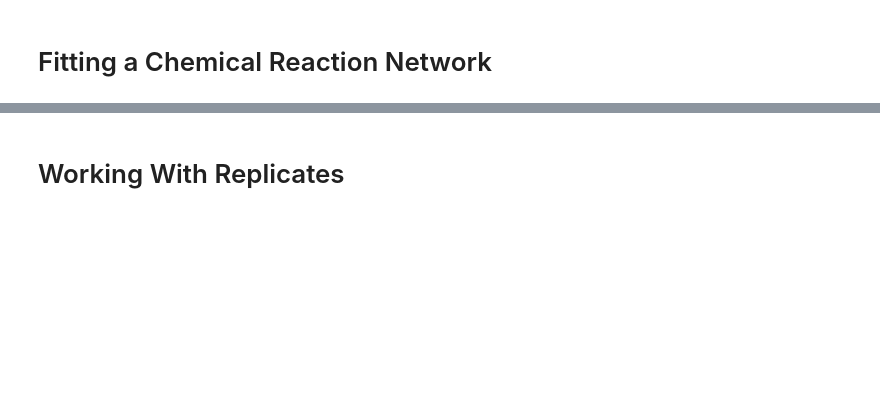
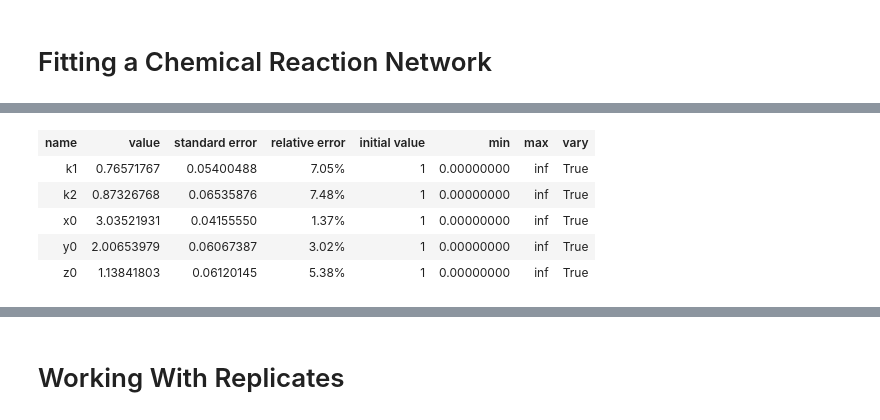
Before and after one commit to klavins/ECE424, a Jupyter notebook: lectures/fitting.ipynb, the cells around one changed output, grey strips where cells are left out. Drawn from its saved outputs; the diff is of its cells as text; code cells hidden in the pictures; blank space fills up the shorter version.

```diff
--- a/lectures/fitting.ipynb
+++ b/lectures/fitting.ipynb
@@ -192,29 +219,36 @@ plt.scatter(tdata,xdata[:,2]);
 # %%
 # define a residual fit the data
 
 from lmfit import minimize, Parameters
 
 def residual(pars,t,x):
     params = pars.valuesdict()
     f = ODEs(dyn.subs(k1,params["k1"]).subs(k2,params["k2"]),species)
     v0 = [params["x0"],params["y0"],params["z0"]]
     sol = spi.odeint(f,v0,t)
     # make a list of errors for all species and all time points
     errs  = [ a - b for a,b in zip(sol[:,0],x[:,0]) ] # X
     errs += [ a - b for a,b in zip(sol[:,1],x[:,1]) ] # Y
-    errs += [ a - b for a,b in zip(sol[:,1],x[:,1]) ] # Z
+    errs += [ a - b for a,b in zip(sol[:,2],x[:,2]) ] # Z
     return errs
 
 params = Parameters()
 params.add('k1', value=1, min=0.0)
 params.add('k2', value=1, min=0.0)
 params.add('x0', value=1, min=0.0)
 params.add('y0', value=1, min=0.0)
 params.add('z0', value=1, min=0.0)
 
 result = minimize(residual,params,args=(tdata,xdata))
 
 result.params
+# %% [output]
+| name | value | standard error | relative error | initial value | min | max | vary |
+| k1 | 0.76571767 | 0.05400488 | 7.05% | 1 | 0.00000000 | inf | True |
+| k2 | 0.87326768 | 0.06535876 | 7.48% | 1 | 0.00000000 | inf | True |
+| x0 | 3.03521931 | 0.04155550 | 1.37% | 1 | 0.00000000 | inf | True |
+| y0 | 2.00653979 | 0.06067387 | 3.02% | 1 | 0.00000000 | inf | True |
+| z0 | 1.13841803 | 0.06120145 | 5.38% | 1 | 0.00000000 | inf | True |
 # %%
 # plot the result
 
```
Also changed, not shown: parts of 10 cells of this notebook, 2 other files.
